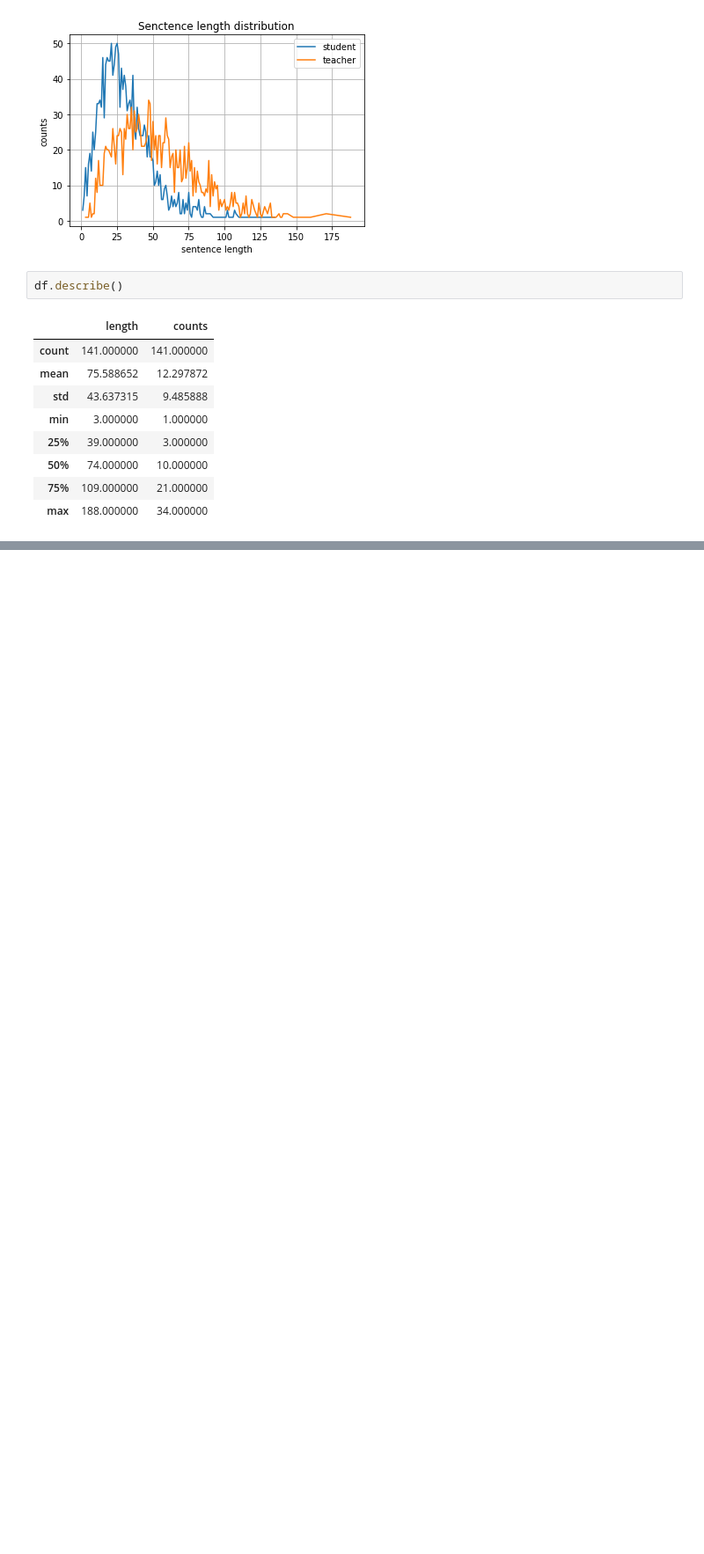
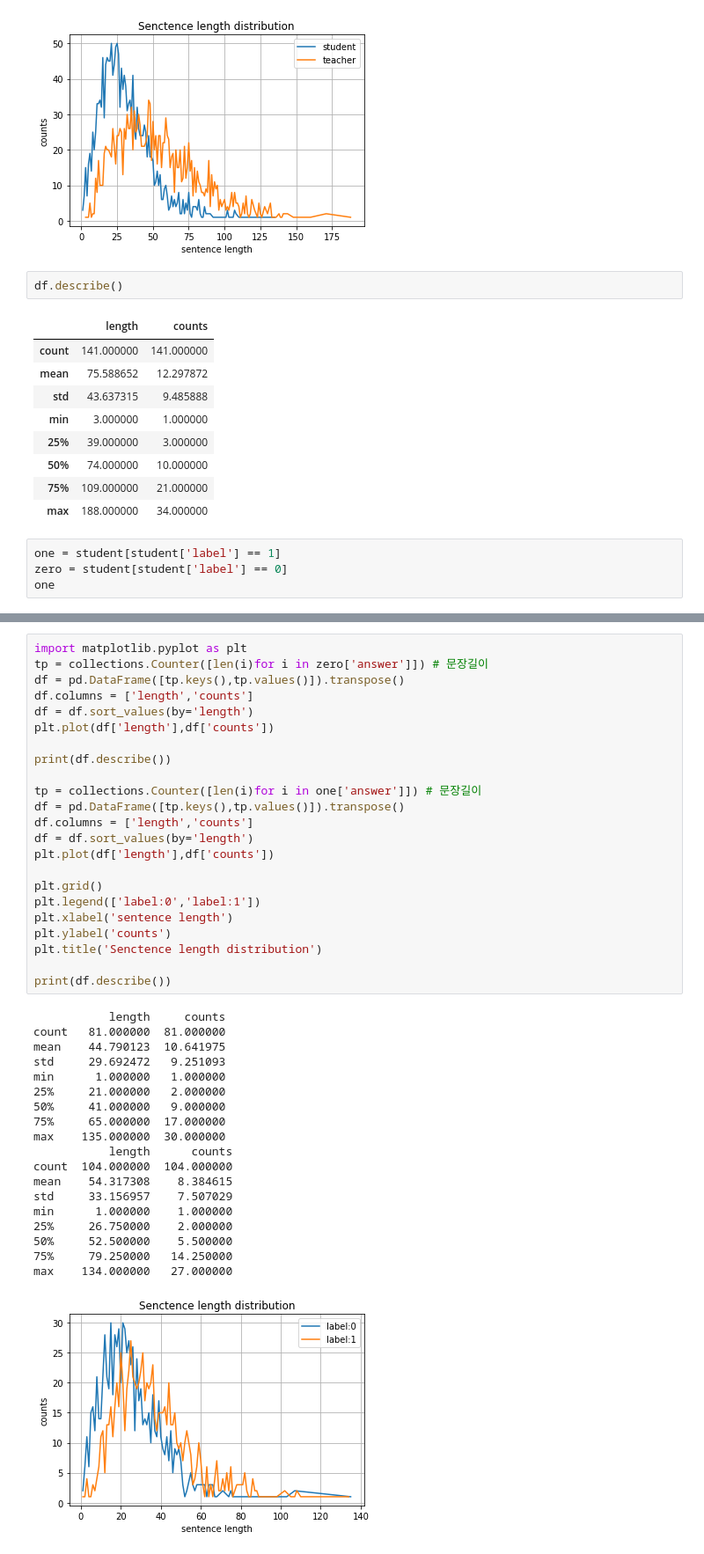
Before and after one commit to jjh0987/MyProject, a Jupyter notebook: pythonProject/MyProject/IhatePT/Untitled4.ipynb, the cells around one changed output, grey strips where cells are left out. Shown at 88% size. Cells and saved outputs as stored; diff of their text form; blank space fills up the shorter version.

```diff
--- a/pythonProject/MyProject/IhatePT/Untitled4.ipynb
+++ b/pythonProject/MyProject/IhatePT/Untitled4.ipynb
@@ -183,3 +183,7 @@ df.describe()
 | 50% | 74.000000 | 10.000000 |
 | 75% | 109.000000 | 21.000000 |
 | max | 188.000000 | 34.000000 |
+# %%
+one = student[student['label'] == 1]
+zero = student[student['label'] == 0]
+one
@@ -185,0 +204,43 @@ df.describe()
+# %%
+import matplotlib.pyplot as plt
+tp = collections.Counter([len(i)for i in zero['answer']]) # 문장길이
+df = pd.DataFrame([tp.keys(),tp.values()]).transpose()
+df.columns = ['length','counts']
+df = df.sort_values(by='length')
+plt.plot(df['length'],df['counts'])
+
+print(df.describe())
+
+tp = collections.Counter([len(i)for i in one['answer']]) # 문장길이
+df = pd.DataFrame([tp.keys(),tp.values()]).transpose()
+df.columns = ['length','counts']
+df = df.sort_values(by='length')
+plt.plot(df['length'],df['counts'])
+
+plt.grid()
+plt.legend(['label:0','label:1'])
+plt.xlabel('sentence length')
+plt.ylabel('counts')
+plt.title('Senctence length distribution')
+
+print(df.describe())
+# %% [output]
+           length     counts
+count   81.000000  81.000000
+mean    44.790123  10.641975
+std     29.692472   9.251093
+min      1.000000   1.000000
+25%     21.000000   2.000000
+50%     41.000000   9.000000
+75%     65.000000  17.000000
+max    135.000000  30.000000
+           length      counts
+count  104.000000  104.000000
+mean    54.317308    8.384615
+std     33.156957    7.507029
+min      1.000000    1.000000
+25%     26.750000    2.000000
+50%     52.500000    5.500000
+75%     79.250000   14.250000
+max    134.000000   27.000000
+[figure, added]
```
Also changed, not shown: parts of 4 cells of this notebook, 5 other files.
